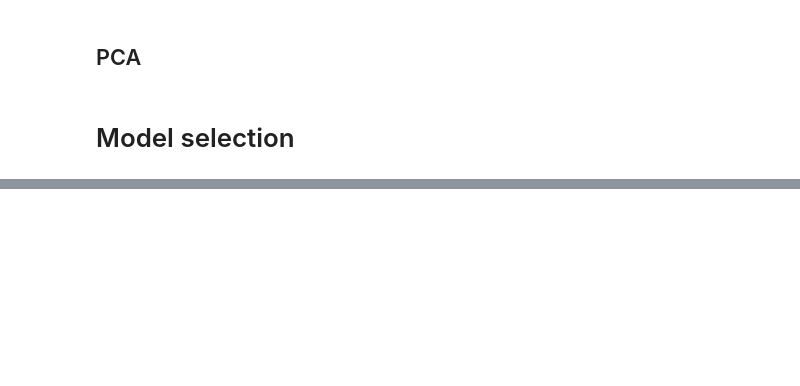
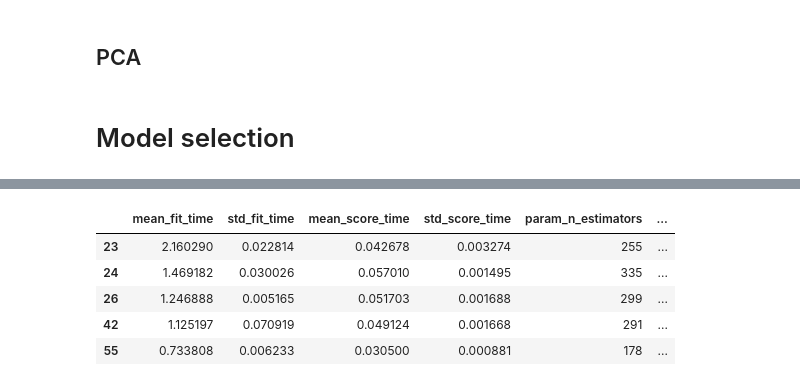
Before and after one commit to Jimmeeee/IML-project, a Jupyter notebook: project_2.ipynb, the cells around one changed output, grey strips where cells are left out. Drawn from its saved outputs; the diff is of its cells as text; code cells hidden in the pictures; blank space fills up the shorter version.

```diff
--- a/project_2.ipynb
+++ b/project_2.ipynb
@@ -179,0 +226,13 @@ X_train, X_test, y_train, y_test = train_test_split(X, y, train_size = 0.75, tes
+# %%
+# let's look at a couple of the best ones
+
+res = pd.DataFrame(model.cv_results_)
+res.loc[res['rank_test_score']<=5]
+# n_estimators = 200, criterion = entropy, min_samples_leaf = 2  ??
+# %% [output]
+|  | mean_fit_time | std_fit_time | mean_score_time | std_score_time | param_n_estimators | ... |
+| 23 | 2.160290 | 0.022814 | 0.042678 | 0.003274 | 255 | ... |
+| 24 | 1.469182 | 0.030026 | 0.057010 | 0.001495 | 335 | ... |
+| 26 | 1.246888 | 0.005165 | 0.051703 | 0.001688 | 299 | ... |
+| 42 | 1.125197 | 0.070919 | 0.049124 | 0.001668 | 291 | ... |
+| 55 | 0.733808 | 0.006233 | 0.030500 | 0.000881 | 178 | ... |
```
Also changed, not shown: parts of 9 cells of this notebook, 1 other file.
